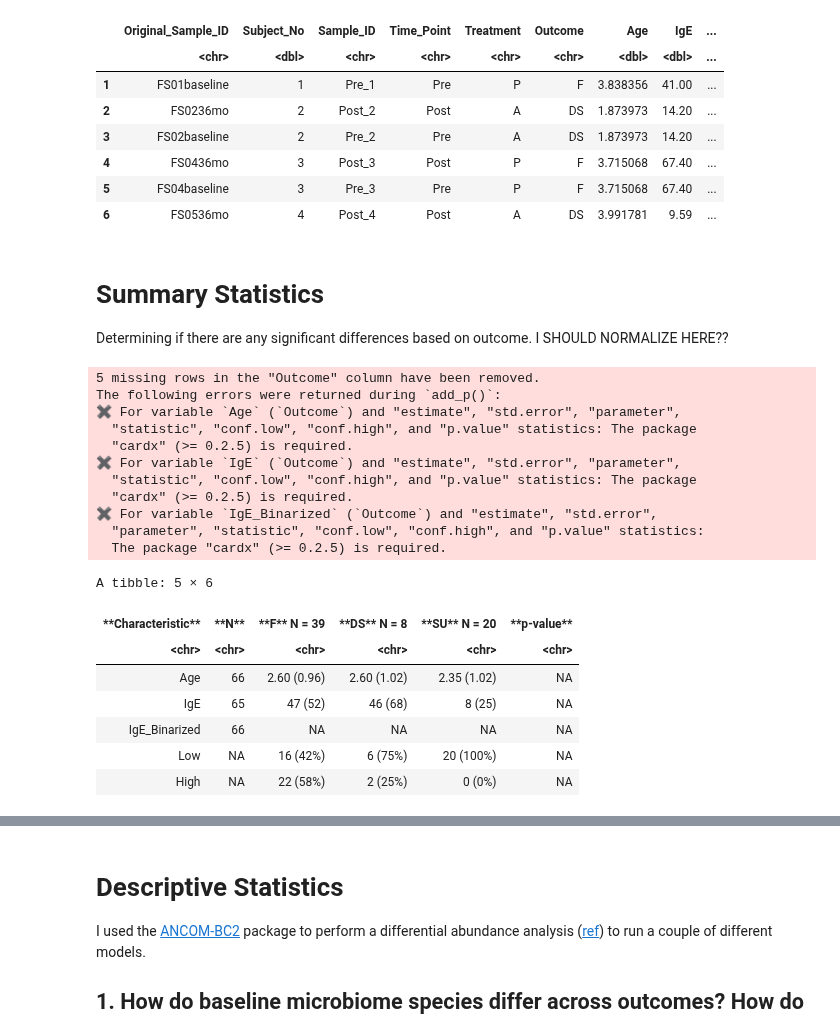
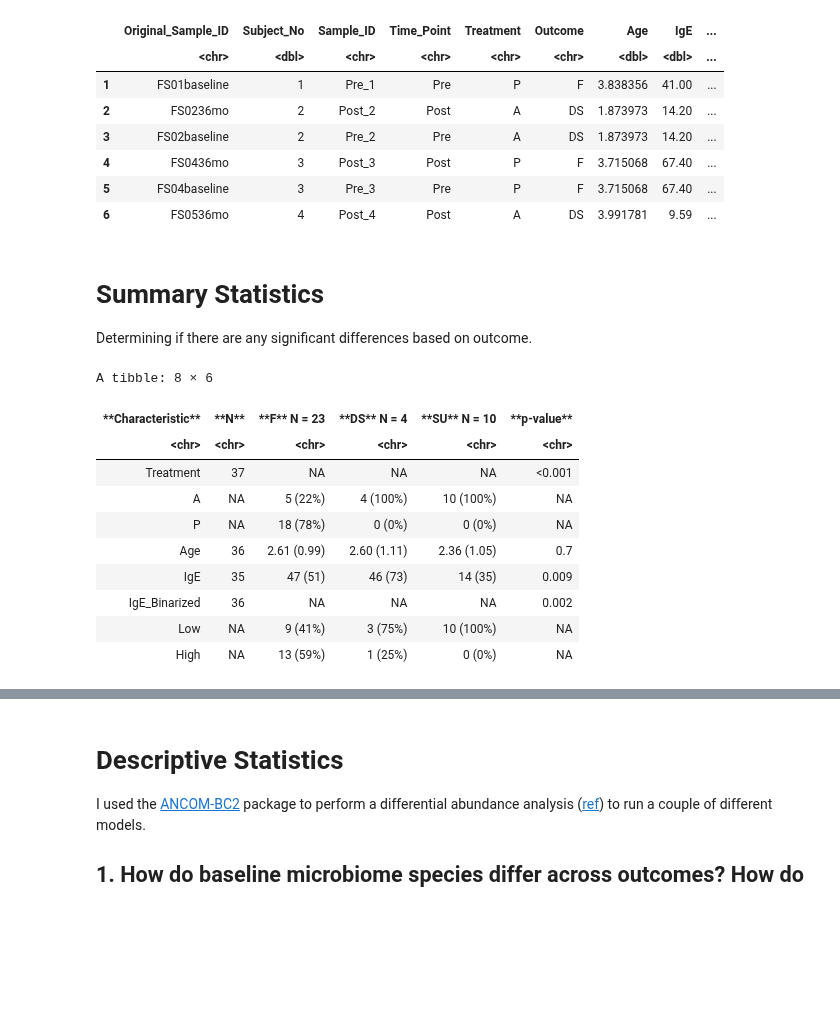
Before and after one commit to Ragerlab/P1013.-Microbiome-Peanut-Allergy, a Jupyter notebook: 1. Descriptive Statistics/Descriptive Statistics.ipynb, the cells around one changed output, grey strips where cells are left out. Cells and saved outputs as stored; diff of their text form; code cells hidden in the pictures; blank space fills up the shorter version.

```diff
--- a/1. Descriptive Statistics/Descriptive Statistics.ipynb
+++ b/1. Descriptive Statistics/Descriptive Statistics.ipynb
@@ -5,11 +5,12 @@
 # BiocManager::install("ANCOMBC")
 # %%
 .libPaths(R.home('/opt/homebrew/Caskroom/miniforge/base/lib/R/library'))
-Output = '/Users/alexis/Library/CloudStorage/OneDrive-UniversityofNorthCarolinaatChapelHill/CEMALB_DataAnalysisPM/Projects/P1013. Microbiome Peanut Allergy/P1013.3. Analyses/P1013.3.1. Data Processing/Output'
-cur_date = '090425'
+Output = '/Users/alexis/Library/CloudStorage/OneDrive-UniversityofNorthCarolinaatChapelHill/CEMALB_DataAnalysisPM/Projects/P1013. Microbiome Peanut Allergy/P1013.3. Analyses/P1013.3.2. Descriptive Statistics/Output'
+cur_date = '090525'
 
 library(readxl)
 library(openxlsx)
+library(writexl)
 library(tidyverse)
 library(factoextra)
 library(gtsummary)
@@ -17,6 +18,9 @@ library(ANCOMBC)
 
 # reading in files
 saliva_df = data.frame(read_excel("Input/Processed_Saliva_Data_090425.xlsx")) %>%
-    mutate(Age = as.numeric(Age), IgE = as.numeric(IgE))
+    mutate(Age = as.numeric(Age), IgE = as.numeric(IgE)) %>%
+    # removing those failed the IgE protein
+    filter(IgE_Binarized != 'Fail')
 stool_df = data.frame(read_excel("Input/Processed_Stool_Data_090425.xlsx")) %>%
-    mutate(Age = as.numeric(Age), IgE = as.numeric(IgE))
+    mutate(Age = as.numeric(Age), IgE = as.numeric(IgE)) %>%
+    filter(IgE_Binarized != 'Fail')
@@ -35,7 +51,7 @@ A data.frame: 6 × 127
 # %% [markdown]
 # Summary Statistics
 
-Determining if there are any significant differences based on outcome. I SHOULD NORMALIZE HERE??
+Determining if there are any significant differences based on outcome.
 # %%
 saliva_df$Treatment = factor(saliva_df$Treatment, levels = c('A', 'P'))
 stool_df$Treatment = factor(stool_df$Treatment, levels = c('A', 'P'))
@@ -45,33 +61,25 @@ saliva_df$Outcome = factor(saliva_df$Outcome, levels = c('F', 'DS','SU'))
 stool_df$Outcome = factor(stool_df$Outcome, levels = c('F', 'DS','SU'))
 # %%
 saliva_df %>%
-  tbl_summary(by = Outcome, missing = "no",
-  include = colnames(saliva_df[c(7:9)]),
+    filter(Time_Point == 'Pre') %>%
+    tbl_summary(by = Outcome, missing = "no",
+    include = colnames(saliva_df[c(5,7:9)]),
               statistic = list(all_continuous() ~ "{mean} ({sd})",
                                all_categorical() ~ "{n} ({p}%)")) %>%
-  add_n() %>%
-  #add_overall() %>%
-  add_p(test = list(all_continuous() ~ "t.test",
-                    all_categorical() ~ "chisq.test")) %>% # adding p value from anova
-  as_tibble() #%>%
-  #write_xlsx(., "Output/TableX.xlsx")
+    add_n() %>%
+    add_p(test = list(#all_continuous() ~ "ancova.test",
+                    all_categorical() ~ "fisher.test")) %>% # adding p value from anova
+    as_tibble() #%>%
+    #write_xlsx(., "Output/TableX.xlsx")
 # %% [output]
-5 missing rows in the "Outcome" column have been removed.
-The following errors were returned during `add_p()`:
-✖ For variable `Age` (`Outcome`) and "estimate", "std.error", "parameter",
-  "statistic", "conf.low", "conf.high", and "p.value" statistics: The package
-  "cardx" (>= 0.2.5) is required.
-✖ For variable `IgE` (`Outcome`) and "estimate", "std.error", "parameter",
-  "statistic", "conf.low", "conf.high", and "p.value" statistics: The package
-  "cardx" (>= 0.2.5) is required.
-✖ For variable `IgE_Binarized` (`Outcome`) and "estimate", "std.error",
-  "parameter", "statistic", "conf.low", "conf.high", and "p.value" statistics:
-  The package "cardx" (>= 0.2.5) is required.
+A tibble: 8 × 6
-A tibble: 5 × 6
-| **Characteristic** | **N** | **F** N = 39 | **DS** N = 8 | **SU** N = 20 | **p-value** |
+| **Characteristic** | **N** | **F** N = 23 | **DS** N = 4 | **SU** N = 10 | **p-value** |
 | <chr> | <chr> | <chr> | <chr> | <chr> | <chr> |
-| Age | 66 | 2.60 (0.96) | 2.60 (1.02) | 2.35 (1.02) | NA |
-| IgE | 65 | 47 (52) | 46 (68) | 8 (25) | NA |
-| IgE_Binarized | 66 | NA | NA | NA | NA |
-| Low | NA | 16 (42%) | 6 (75%) | 20 (100%) | NA |
-| High | NA | 22 (58%) | 2 (25%) | 0 (0%) | NA |
+| Treatment | 37 | NA | NA | NA | <0.001 |
+| A | NA | 5 (22%) | 4 (100%) | 10 (100%) | NA |
+| P | NA | 18 (78%) | 0 (0%) | 0 (0%) | NA |
+| Age | 36 | 2.61 (0.99) | 2.60 (1.11) | 2.36 (1.05) | 0.7 |
+| IgE | 35 | 47 (51) | 46 (73) | 14 (35) | 0.009 |
+| IgE_Binarized | 36 | NA | NA | NA | 0.002 |
+| Low | NA | 9 (41%) | 3 (75%) | 10 (100%) | NA |
+| High | NA | 13 (59%) | 1 (25%) | 0 (0%) | NA |
```
Also changed, not shown: parts of 6 cells of this notebook.
